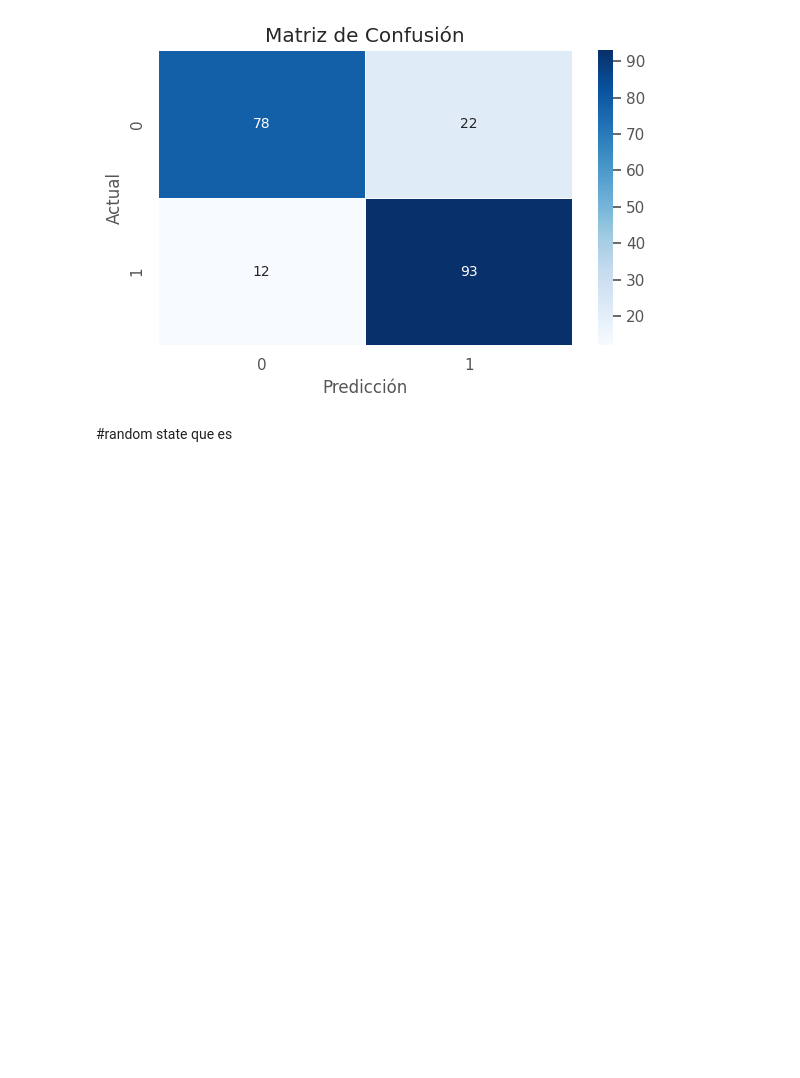
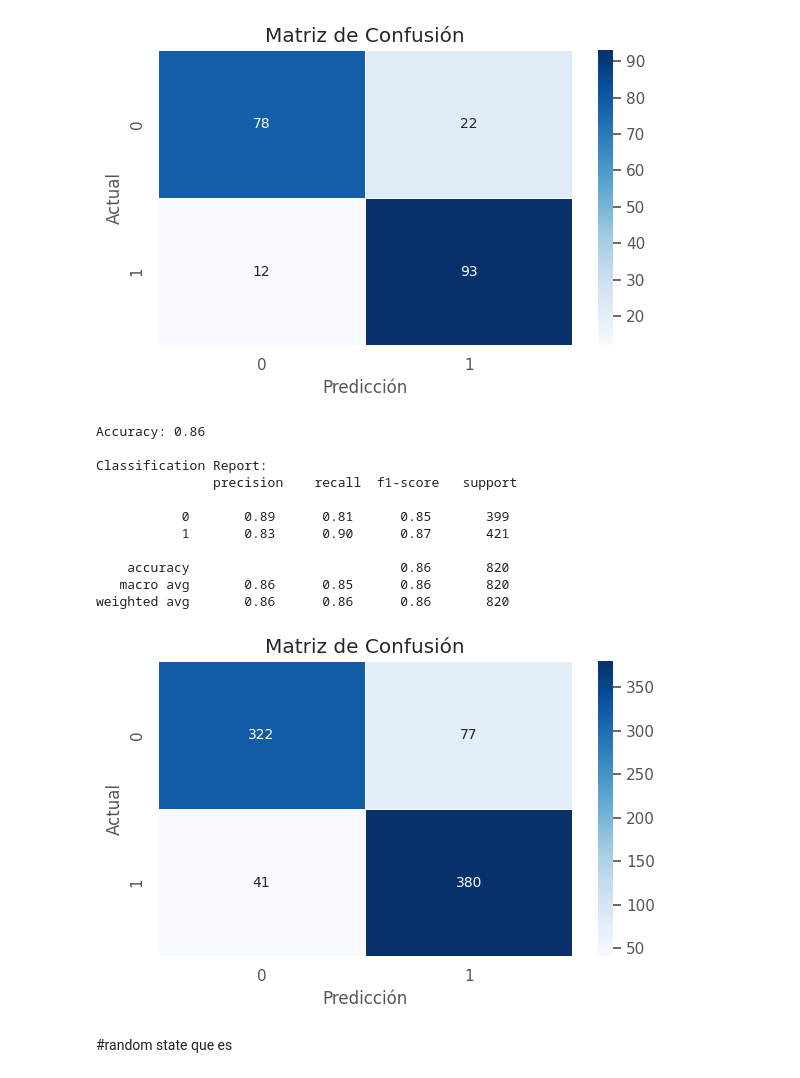
Before and after one commit to josue180610/Project_Attack, a Jupyter notebook: Proy_AtaqueCorazon_v5(Normali).ipynb, the cells around one changed output. Saved outputs shown, nothing was run; the diff lists cells and outputs as text; code cells hidden in the pictures; blank space fills up the shorter version.

Commit message:
Ultima modificación : Se agrego un modelo entrenado y predictivo en base a x_train e y_train. NO ES RECOMENDABLE.

```diff
--- a/Proy_AtaqueCorazon_v5(Normali).ipynb
+++ b/Proy_AtaqueCorazon_v5(Normali).ipynb
@@ -492,6 +494,83 @@ Classification Report:
    macro avg       0.84      0.83      0.83       205
 weighted avg       0.84      0.83      0.83       205
 [figure]
+# %%
+# prueba de entrenamiento 03:
+# alcance: Entrenar y predecir con los datos x_train e y_train
+# aplicar normalización
+# objetivo: Validar que el modelo entrenado con el 80%, pueda predecir de forma correcta, utilizando los mismo datos, es decir X_train
+# no es lo recomendable, pero se usa para validar que el modelo generado, sea correcto y cumpla su función.
+from sklearn.preprocessing import MinMaxScaler, StandardScaler
+
+from sklearn.model_selection import train_test_split
+from sklearn.linear_model import LogisticRegression
+from sklearn.metrics import accuracy_score, classification_report, confusion_matrix
+import seaborn as sns
+import matplotlib.pyplot as plt
+
+# Seleccionar todas las columnas para el análisis
+selected_columns = ['age','trestbps','chol','thalach','oldpeak','ca']
+data_selected = df[selected_columns]
+
+#'age','trestbps','chol','thalach','oldpeak','ca'
+
+# Aplicar Min-Max Scaling
+min_max_scaler = MinMaxScaler()
+data_minmax = min_max_scaler.fit_transform(data_selected)
+data_minmax_df = pd.DataFrame(data_minmax, columns=selected_columns)
+
+# Aplicar Z-Score Normalization
+standard_scaler = StandardScaler()
+data_standardized = standard_scaler.fit_transform(data_selected)
+data_standardized_df = pd.DataFrame(data_standardized, columns=selected_columns)
+
+# Mostrar los resultados normalizados (primeras filas)
+data_minmax_df.head(), data_standardized_df.head()
+
+
+# Variables predictoras (features) y variable objetivo (target)
+# Asegúrate de que 'variables_seleccionadas' contiene las columnas correctas
+variables_seleccionadas = ['age','trestbps','chol','thalach','oldpeak','ca','sex', 'fbs', 'cp', 'restecg', 'exang', 'slope', 'thal']  # Seleccionadas por su correlación con 'target'
+X = df[variables_seleccionadas]
+y = df['target']
+
+# Dividir los datos en conjuntos de entrenamiento y prueba
+X_train, X_test, y_train, y_test = train_test_split(X, y, test_size=0.2, random_state=62)
+
+# Crear y entrenar el modelo de regresión logística
+model = LogisticRegression(max_iter=1000, random_state=62)
+model.fit(X_train, y_train)
+
+# Hacer predicciones en el conjunto de prueba
+y_pred = model.predict(X_train)
+
+# Evaluación del rendimiento
+accuracy = accuracy_score(y_train, y_pred)
+print(f"Accuracy: {accuracy:.2f}")
+print("\nClassification Report:\n", classification_report(y_train, y_pred))
+
+# Matriz de confusión
+conf_matrix = confusion_matrix(y_train, y_pred)
+plt.figure(figsize=(6, 4))
+sns.heatmap(conf_matrix, annot=True, cmap='Blues', fmt='d', linewidths=0.5)
+plt.xlabel('Predicción')
+plt.ylabel('Actual')
+plt.title('Matriz de Confusión')
+plt.tight_layout()
+plt.show()
+# %% [output]
+Accuracy: 0.86
+
+Classification Report:
+               precision    recall  f1-score   support
+
+           0       0.89      0.81      0.85       399
+           1       0.83      0.90      0.87       421
+
+    accuracy                           0.86       820
+   macro avg       0.86      0.85      0.86       820
+weighted avg       0.86      0.86      0.86       820
+[figure, added]
 # %% [markdown]
 #random state que es
 # %%
```
Also changed, not shown: parts of 2 cells of this notebook.
